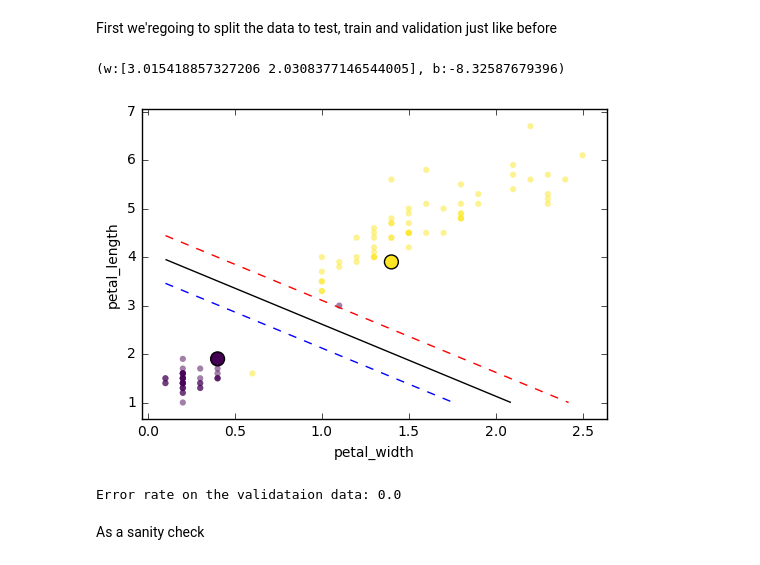
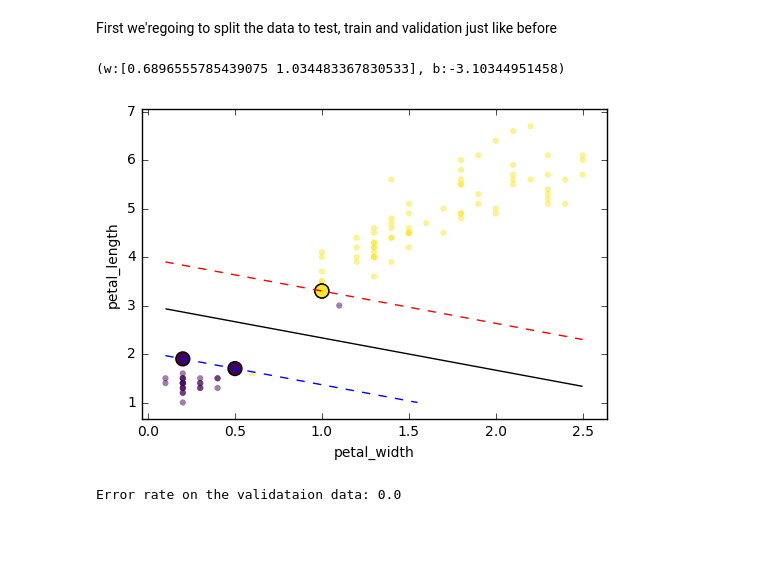
Before and after one commit to reza-asad/SVM-with-SMO, a Jupyter notebook: SVM.ipynb, the cells around one changed output. Saved outputs shown, nothing was run; the diff lists cells and outputs as text; code cells hidden in the pictures; blank space fills up the shorter version.

Commit message:
Updating the errors is fixed. As a result the sanity check with objective functions passes. The solution looks good

```diff
--- a/SVM.ipynb
+++ b/SVM.ipynb
@@ -129,17 +129,15 @@ y_test = y_test.reshape(len(y_test))
 # %%
 from models.svm_advanced import *
 svm_adv = SVMAdvanced(X_train, y_train, reg=10, verbose=True)
-svm_adv.train(print_every=1000)
+svm_adv.train(print_every=10000)
 
 # Compute the error rate on the validation set.
 y_pred = svm_adv.predict(X_val)
 y_pred[y_pred >=0] = 1
 y_pred[y_pred < 0] = -1
 error_rate = sum((y_pred != y_val)) / float(y_val.size)
 print "Error rate on the validataion data: {}".format(error_rate)
 # %% [output]
-(w:[3.015418857327206 2.0308377146544005], b:-8.32587679396)
+(w:[0.6896555785439075 1.034483367830533], b:-3.10344951458)
-[figure, old version]
+[figure, new version]
 Error rate on the validataion data: 0.0
-# %% [markdown]
-As a sanity check
```
Also changed, not shown: parts of 2 cells of this notebook, 2 other files.
